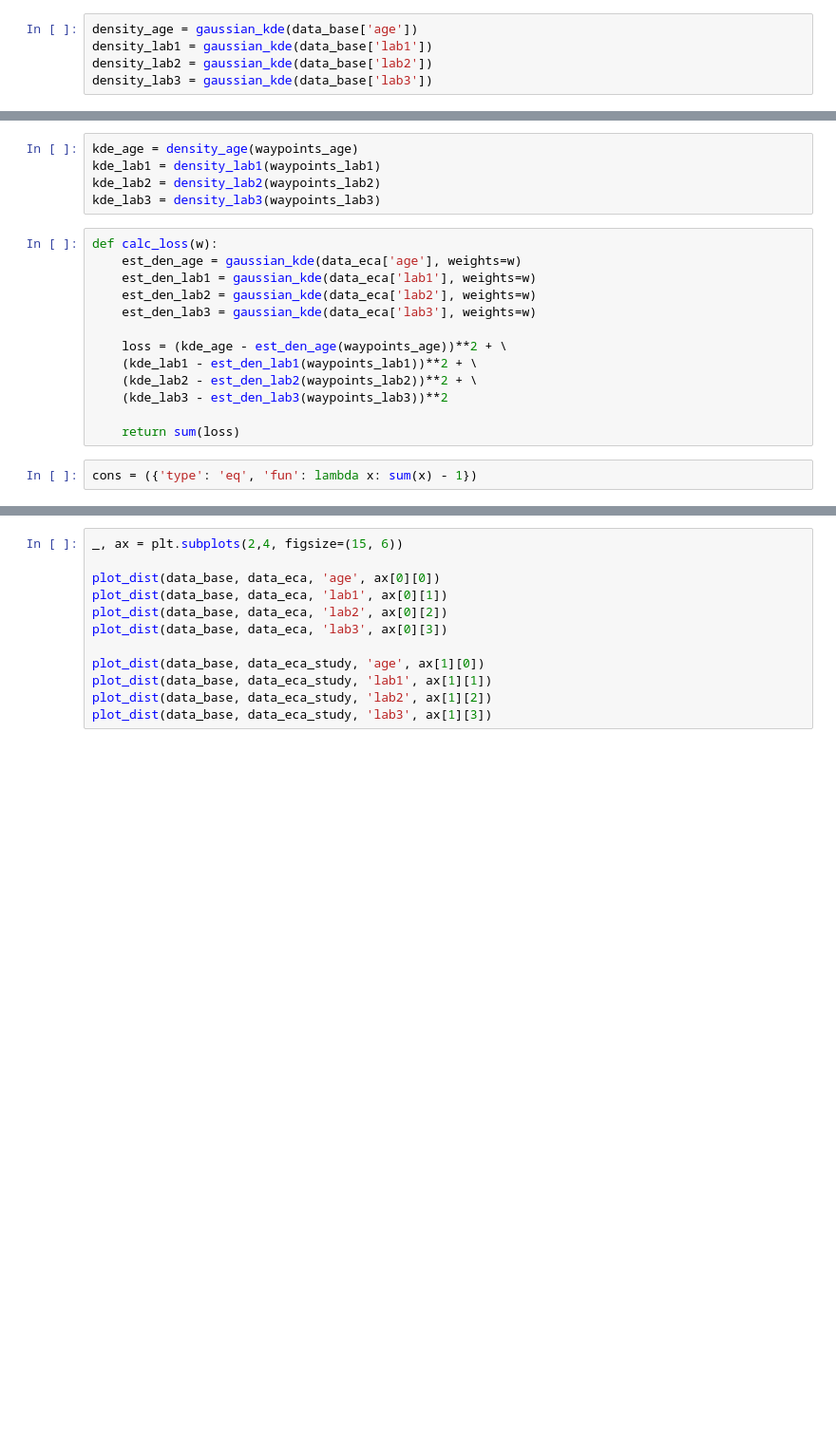
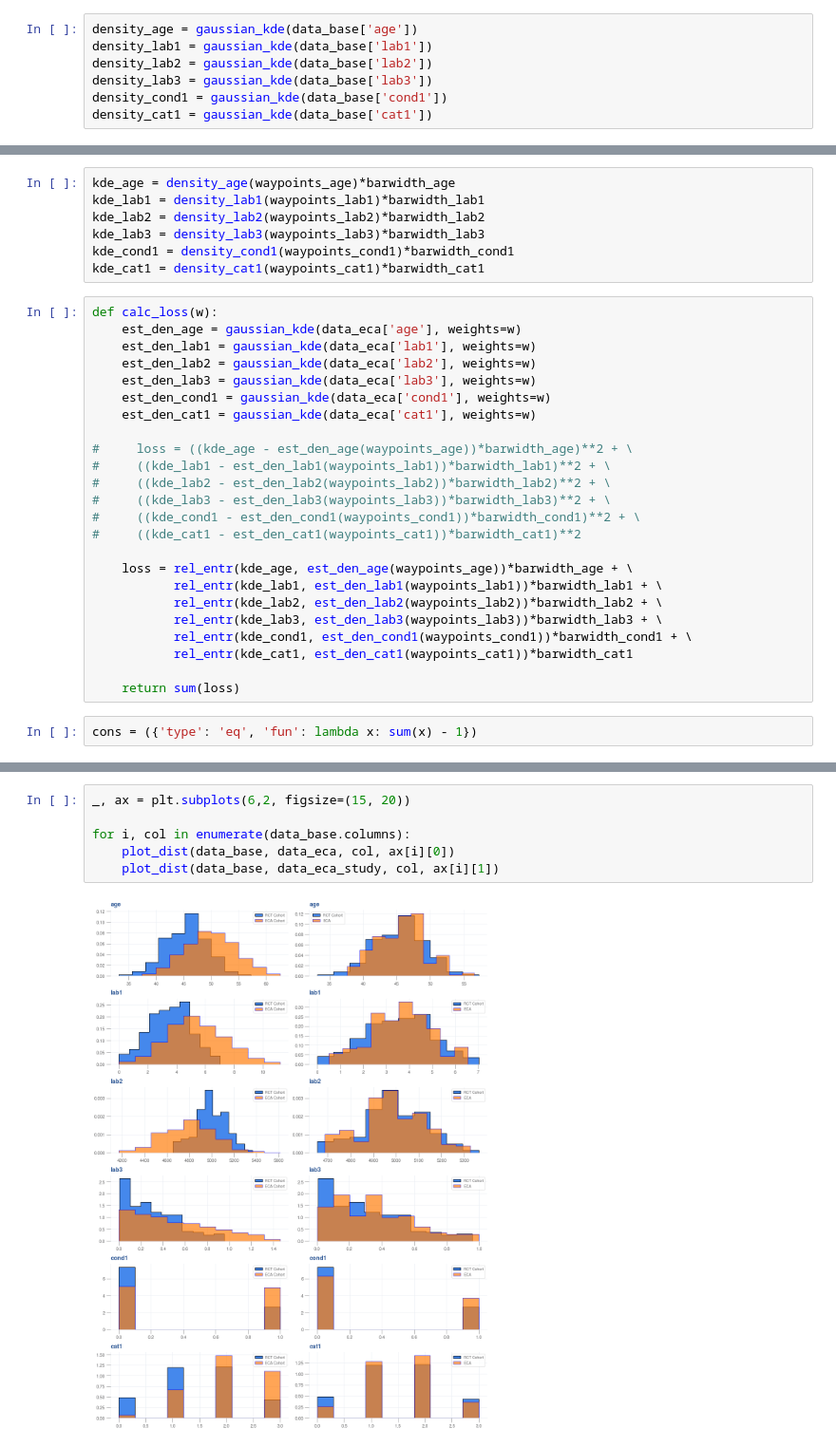
Before and after one commit to csrinesh/balance_cohort, a Jupyter notebook: cohortbalancer.ipynb, the cells around one changed output, grey strips where cells are left out. Shown at 95% size. Cells and saved outputs as stored; diff of their text form; blank space fills up the shorter version.

```diff
--- a/cohortbalancer.ipynb
+++ b/cohortbalancer.ipynb
@@ -96,6 +98,8 @@ density_age = gaussian_kde(data_base['age'])
 density_lab1 = gaussian_kde(data_base['lab1'])
 density_lab2 = gaussian_kde(data_base['lab2'])
 density_lab3 = gaussian_kde(data_base['lab3'])
+density_cond1 = gaussian_kde(data_base['cond1'])
+density_cat1 = gaussian_kde(data_base['cat1'])
 # %%
 b = max(data_base['age'].max(), data_eca['age'].max())
 a = min(data_base['age'].min(), data_eca['age'].min())
@@ -115,19 +134,32 @@ waypoints_lab3 = np.linspace(a, b, 50)
 # %%
-kde_age = density_age(waypoints_age)
-kde_lab1 = density_lab1(waypoints_lab1)
-kde_lab2 = density_lab2(waypoints_lab2)
-kde_lab3 = density_lab3(waypoints_lab3)
+kde_age = density_age(waypoints_age)*barwidth_age
+kde_lab1 = density_lab1(waypoints_lab1)*barwidth_lab1
+kde_lab2 = density_lab2(waypoints_lab2)*barwidth_lab2
+kde_lab3 = density_lab3(waypoints_lab3)*barwidth_lab3
+kde_cond1 = density_cond1(waypoints_cond1)*barwidth_cond1
+kde_cat1 = density_cat1(waypoints_cat1)*barwidth_cat1
 # %%
 def calc_loss(w):
     est_den_age = gaussian_kde(data_eca['age'], weights=w)
     est_den_lab1 = gaussian_kde(data_eca['lab1'], weights=w)
     est_den_lab2 = gaussian_kde(data_eca['lab2'], weights=w)
     est_den_lab3 = gaussian_kde(data_eca['lab3'], weights=w)
+    est_den_cond1 = gaussian_kde(data_eca['cond1'], weights=w)
+    est_den_cat1 = gaussian_kde(data_eca['cat1'], weights=w)
 
-    loss = (kde_age - est_den_age(waypoints_age))**2 + \
-    (kde_lab1 - est_den_lab1(waypoints_lab1))**2 + \
-    (kde_lab2 - est_den_lab2(waypoints_lab2))**2 + \
-    (kde_lab3 - est_den_lab3(waypoints_lab3))**2
+#     loss = ((kde_age - est_den_age(waypoints_age))*barwidth_age)**2 + \
+#     ((kde_lab1 - est_den_lab1(waypoints_lab1))*barwidth_lab1)**2 + \
+#     ((kde_lab2 - est_den_lab2(waypoints_lab2))*barwidth_lab2)**2 + \
+#     ((kde_lab3 - est_den_lab3(waypoints_lab3))*barwidth_lab3)**2 + \
+#     ((kde_cond1 - est_den_cond1(waypoints_cond1))*barwidth_cond1)**2 + \
+#     ((kde_cat1 - est_den_cat1(waypoints_cat1))*barwidth_cat1)**2
+
+    loss = rel_entr(kde_age, est_den_age(waypoints_age))*barwidth_age + \
+           rel_entr(kde_lab1, est_den_lab1(waypoints_lab1))*barwidth_lab1 + \
+           rel_entr(kde_lab2, est_den_lab2(waypoints_lab2))*barwidth_lab2 + \
+           rel_entr(kde_lab3, est_den_lab3(waypoints_lab3))*barwidth_lab3 + \
+           rel_entr(kde_cond1, est_den_cond1(waypoints_cond1))*barwidth_cond1 + \
+           rel_entr(kde_cat1, est_den_cat1(waypoints_cat1))*barwidth_cat1
 
     return sum(loss)
 # %%
@@ -148,16 +190,12 @@ data_eca_study = data_eca.sample(n=config['nbase'], replace=True, weights=p,
 data_eca_study.name = 'ECA'
 # %%
-_, ax = plt.subplots(2,4, figsize=(15, 6))
+_, ax = plt.subplots(6,2, figsize=(15, 20))
 
-plot_dist(data_base, data_eca, 'age', ax[0][0])
-plot_dist(data_base, data_eca, 'lab1', ax[0][1])
-plot_dist(data_base, data_eca, 'lab2', ax[0][2])
-plot_dist(data_base, data_eca, 'lab3', ax[0][3])
-
-plot_dist(data_base, data_eca_study, 'age', ax[1][0])
-plot_dist(data_base, data_eca_study, 'lab1', ax[1][1])
-plot_dist(data_base, data_eca_study, 'lab2', ax[1][2])
-plot_dist(data_base, data_eca_study, 'lab3', ax[1][3])
+for i, col in enumerate(data_base.columns):
+    plot_dist(data_base, data_eca, col, ax[i][0])
+    plot_dist(data_base, data_eca_study, col, ax[i][1])
+# %% [output]
+[figure, added]
 # %%
 for col in data_base.columns:
     print(f'Distribution of {col}')
```
Also changed, not shown: parts of 18 cells of this notebook.
